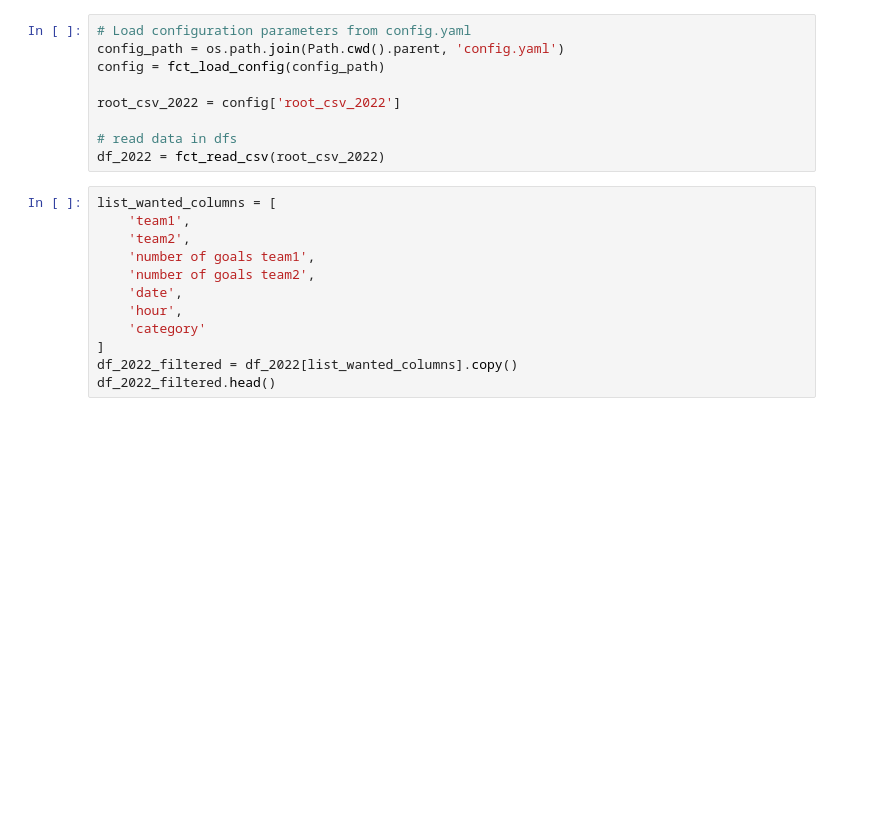
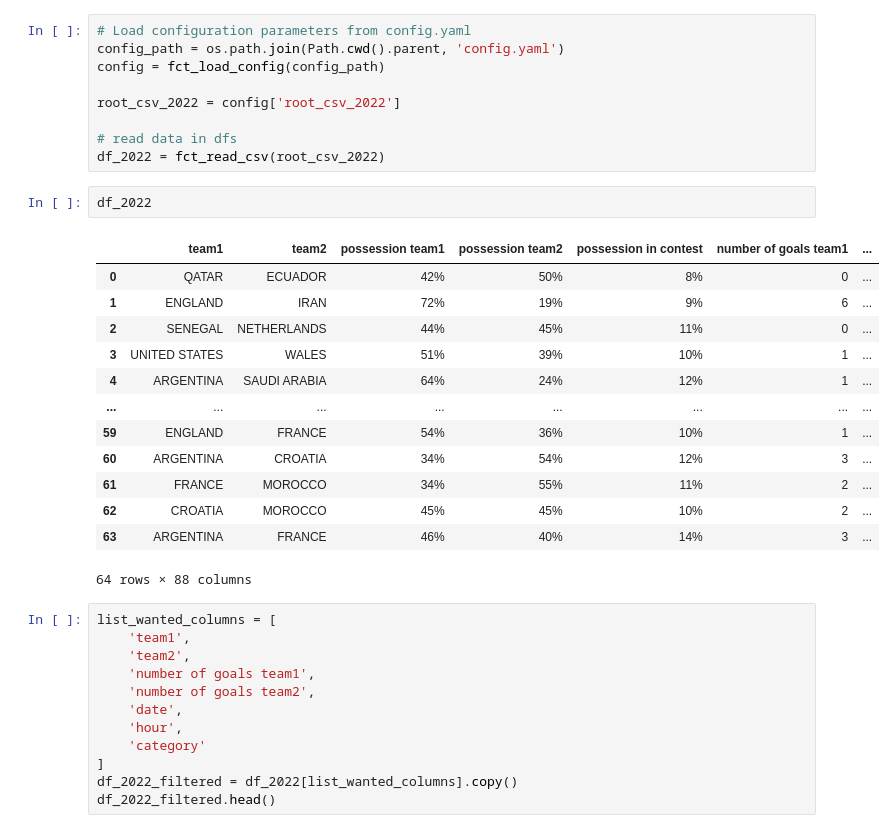
Before and after one commit to Simplon-DE-P1-2025/Brief-2-ETL-de-donn-es-footballistiques-Wickets-Sprinters, a Jupyter notebook: notebook/notebook_2022.ipynb, the cells around one changed output. Cells and saved outputs as stored; diff of their text form; blank space fills up the shorter version.

```diff
--- a/notebook/notebook_2022.ipynb
+++ b/notebook/notebook_2022.ipynb
@@ -179,6 +180,22 @@ root_csv_2022 = config['root_csv_2022']
 
 # read data in dfs
 df_2022 = fct_read_csv(root_csv_2022)
+# %%
+df_2022
+# %% [output]
+|  | team1 | team2 | possession team1 | possession team2 | possession in contest | number of goals team1 | ... |
+| 0 | QATAR | ECUADOR | 42% | 50% | 8% | 0 | ... |
+| 1 | ENGLAND | IRAN | 72% | 19% | 9% | 6 | ... |
+| 2 | SENEGAL | NETHERLANDS | 44% | 45% | 11% | 0 | ... |
+| 3 | UNITED STATES | WALES | 51% | 39% | 10% | 1 | ... |
+| 4 | ARGENTINA | SAUDI ARABIA | 64% | 24% | 12% | 1 | ... |
+| ... | ... | ... | ... | ... | ... | ... | ... |
+| 59 | ENGLAND | FRANCE | 54% | 36% | 10% | 1 | ... |
+| 60 | ARGENTINA | CROATIA | 34% | 54% | 12% | 3 | ... |
+| 61 | FRANCE | MOROCCO | 34% | 55% | 11% | 2 | ... |
+| 62 | CROATIA | MOROCCO | 45% | 45% | 10% | 2 | ... |
+| 63 | ARGENTINA | FRANCE | 46% | 40% | 14% | 3 | ... |
+64 rows × 88 columns
 # %%
 list_wanted_columns = [
     'team1',
```
Also changed, not shown: parts of 7 cells of this notebook, 6 other files.
